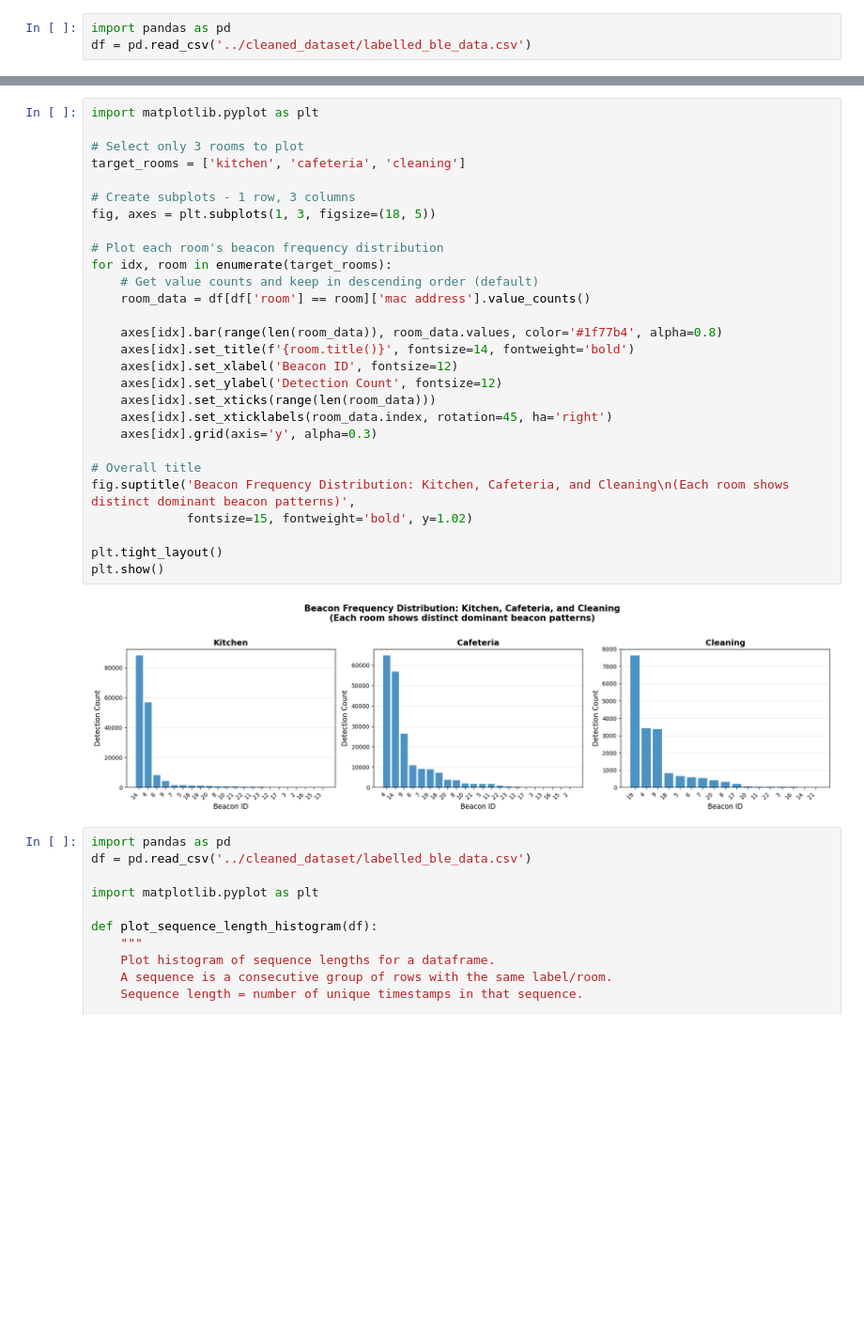
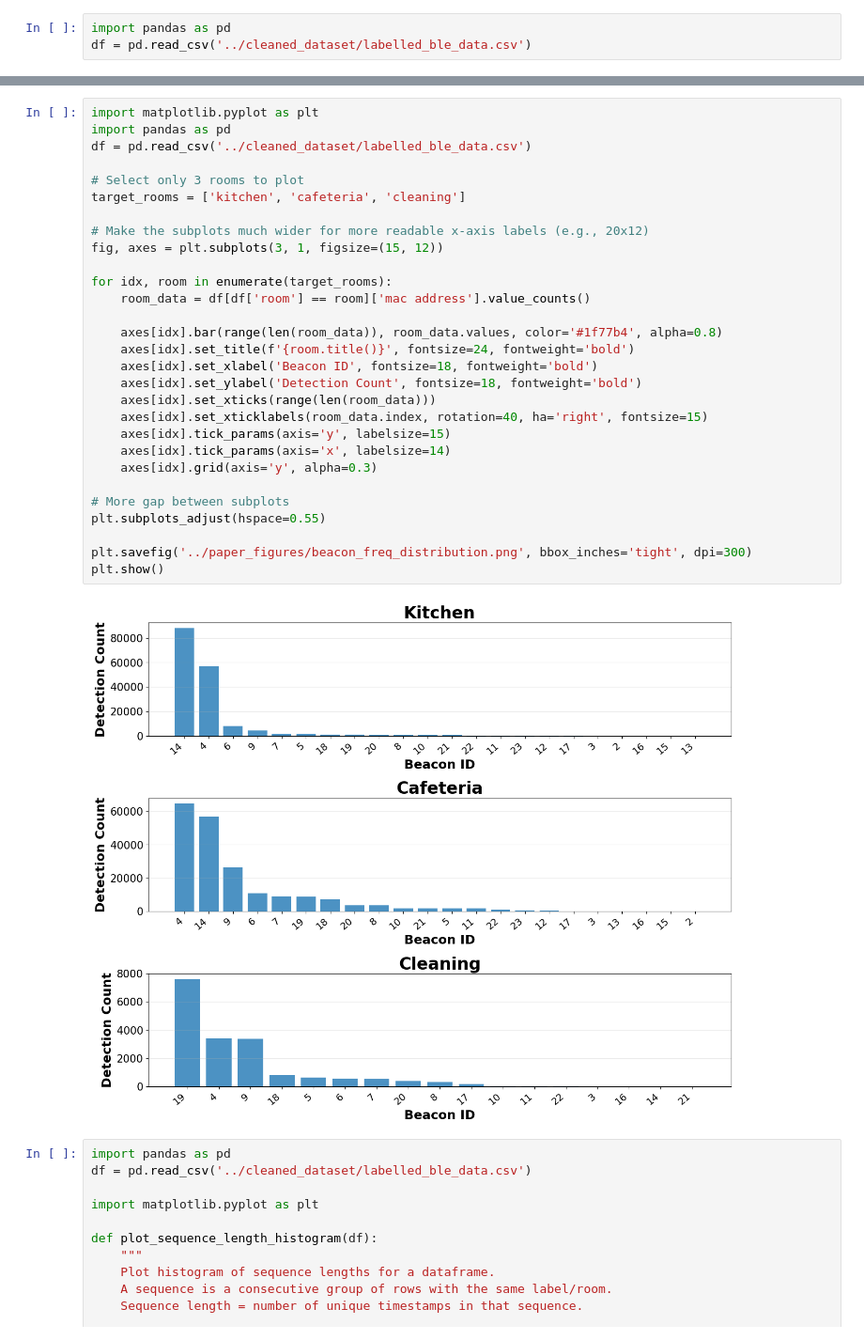
Before and after one commit to minhtrietcancode/abc-challenge-2026-location-classification, a Jupyter notebook: analysis/paper_materials.ipynb, the cells around one changed output, grey strips where cells are left out. Shown at 94% size. Saved outputs shown, nothing was run; the diff lists cells and outputs as text; blank space fills up the shorter version.

```diff
--- a/analysis/paper_materials.ipynb
+++ b/analysis/paper_materials.ipynb
@@ -111,33 +82,34 @@ Beacon 9:
 # %%
 import matplotlib.pyplot as plt
+import pandas as pd
+df = pd.read_csv('../cleaned_dataset/labelled_ble_data.csv')
 
 # Select only 3 rooms to plot
 target_rooms = ['kitchen', 'cafeteria', 'cleaning']
 
-# Create subplots - 1 row, 3 columns
-fig, axes = plt.subplots(1, 3, figsize=(18, 5))
+# Make the subplots much wider for more readable x-axis labels (e.g., 20x12)
+fig, axes = plt.subplots(3, 1, figsize=(15, 12))
 
-# Plot each room's beacon frequency distribution
 for idx, room in enumerate(target_rooms):
-    # Get value counts and keep in descending order (default)
     room_data = df[df['room'] == room]['mac address'].value_counts()
 
     axes[idx].bar(range(len(room_data)), room_data.values, color='#1f77b4', alpha=0.8)
-    axes[idx].set_title(f'{room.title()}', fontsize=14, fontweight='bold')
-    axes[idx].set_xlabel('Beacon ID', fontsize=12)
-    axes[idx].set_ylabel('Detection Count', fontsize=12)
+    axes[idx].set_title(f'{room.title()}', fontsize=24, fontweight='bold')
+    axes[idx].set_xlabel('Beacon ID', fontsize=18, fontweight='bold')
+    axes[idx].set_ylabel('Detection Count', fontsize=18, fontweight='bold')
     axes[idx].set_xticks(range(len(room_data)))
-    axes[idx].set_xticklabels(room_data.index, rotation=45, ha='right')
+    axes[idx].set_xticklabels(room_data.index, rotation=40, ha='right', fontsize=15)
+    axes[idx].tick_params(axis='y', labelsize=15)
+    axes[idx].tick_params(axis='x', labelsize=14)
     axes[idx].grid(axis='y', alpha=0.3)
 
-# Overall title
-fig.suptitle('Beacon Frequency Distribution: Kitchen, Cafeteria, and Cleaning\n(Each room shows distinct dominant beacon patterns)',
-             fontsize=15, fontweight='bold', y=1.02)
+# More gap between subplots
+plt.subplots_adjust(hspace=0.55)
 
-plt.tight_layout()
+plt.savefig('../paper_figures/beacon_freq_distribution.png', bbox_inches='tight', dpi=300)
 plt.show()
 # %% [output]
-[figure, old version]
+[figure, new version]
 # %%
 import pandas as pd
 df = pd.read_csv('../cleaned_dataset/labelled_ble_data.csv')
```
Also changed, not shown: parts of 1 cell of this notebook, 3 other files.
